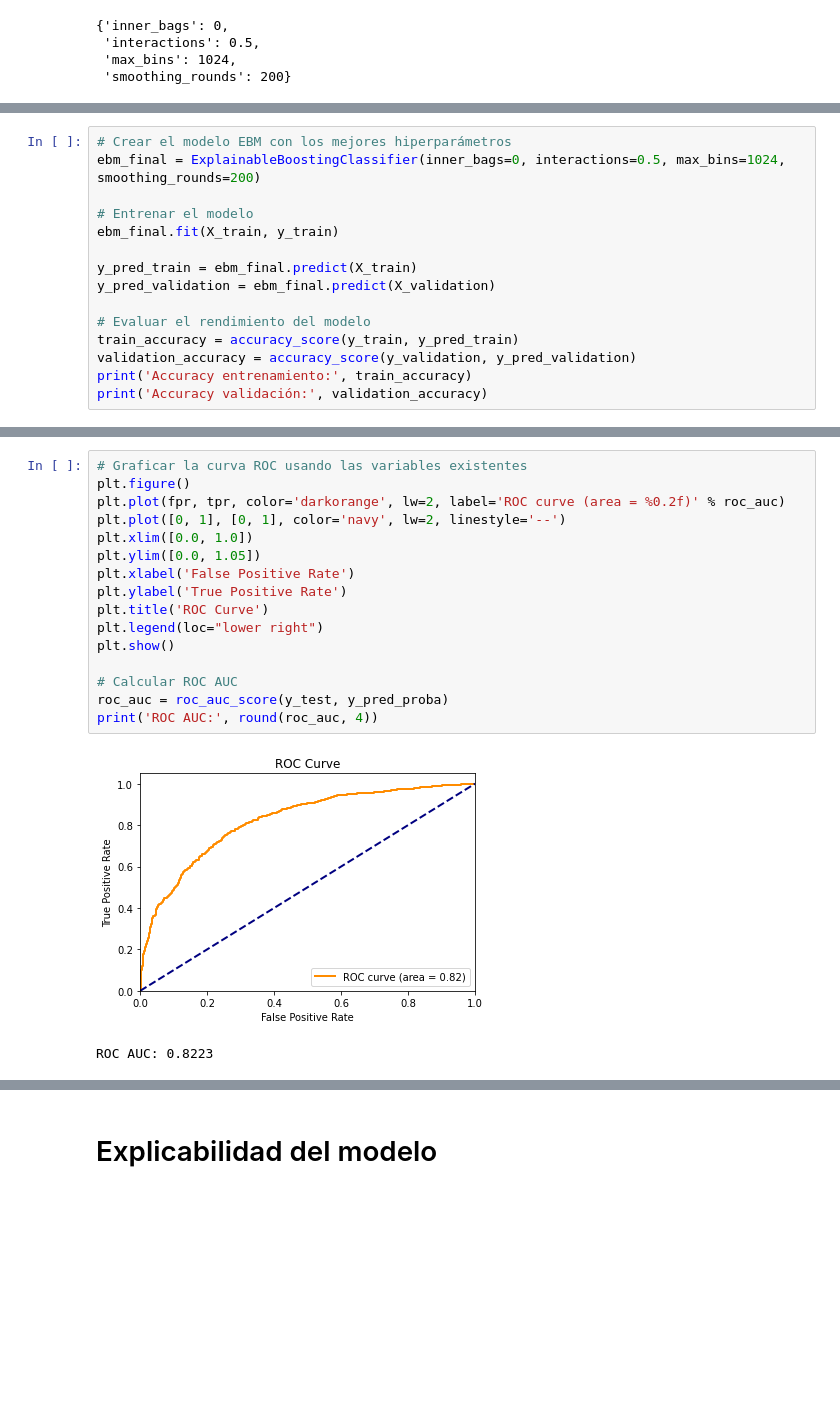
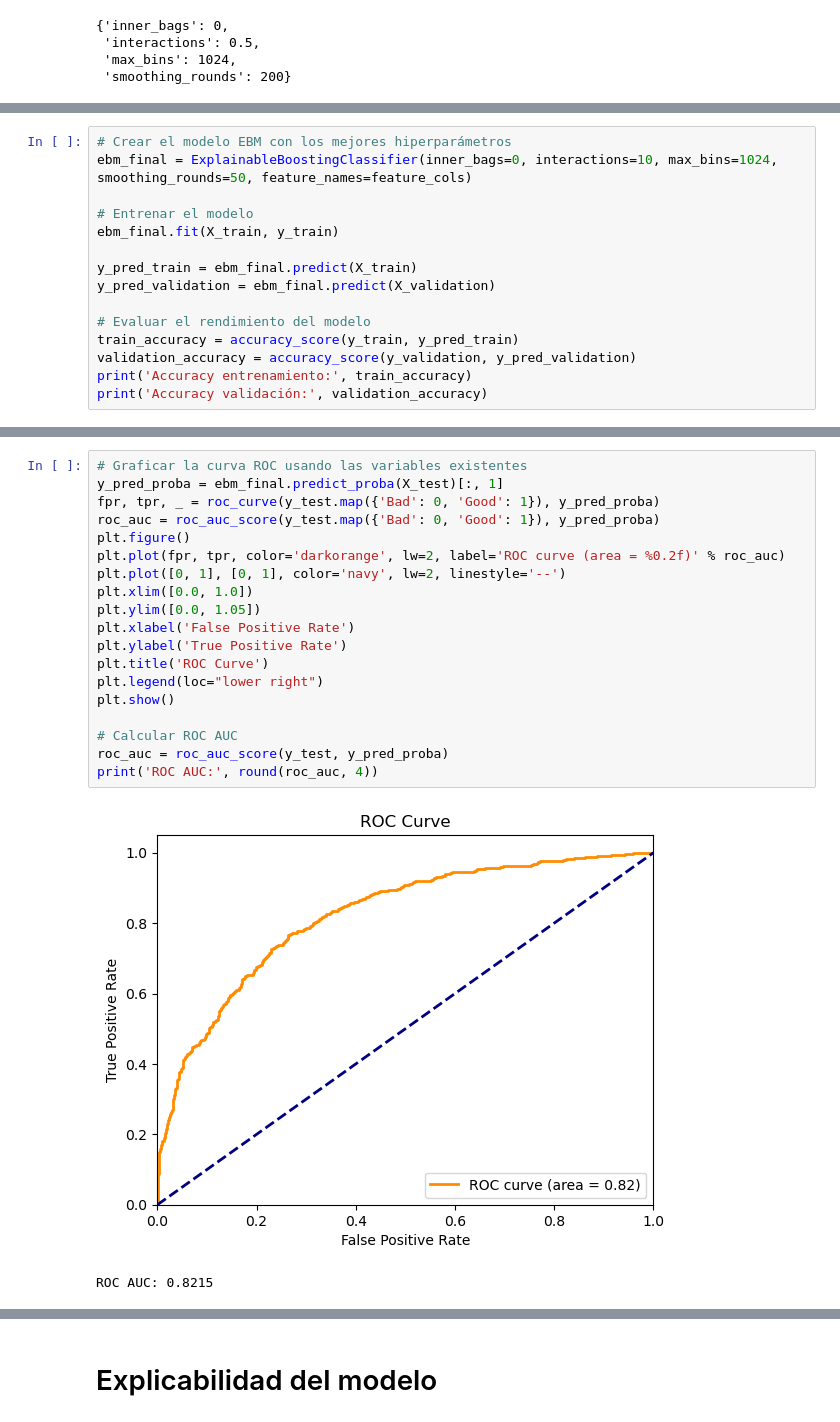
Before and after one commit to dahermar/IAExplicable, a Jupyter notebook: Practica1/gam.ipynb, the cells around one changed output, grey strips where cells are left out. Drawn from its saved outputs; the diff is of its cells as text; blank space fills up the shorter version.

```diff
--- a/Practica1/gam.ipynb
+++ b/Practica1/gam.ipynb
@@ -274,6 +281,6 @@ best_params
 # %%
 # Crear el modelo EBM con los mejores hiperparámetros
-ebm_final = ExplainableBoostingClassifier(inner_bags=0, interactions=0.5, max_bins=1024, smoothing_rounds=200)
+ebm_final = ExplainableBoostingClassifier(inner_bags=0, interactions=10, max_bins=1024, smoothing_rounds=50, feature_names=feature_cols)
 
 # Entrenar el modelo
 ebm_final.fit(X_train, y_train)
@@ -310,23 +317,26 @@ print(report)
 weighted avg       0.75      0.75      0.75      1888
 # %%
 # Graficar la curva ROC usando las variables existentes
+y_pred_proba = ebm_final.predict_proba(X_test)[:, 1]
+fpr, tpr, _ = roc_curve(y_test.map({'Bad': 0, 'Good': 1}), y_pred_proba)
+roc_auc = roc_auc_score(y_test.map({'Bad': 0, 'Good': 1}), y_pred_proba)
 plt.figure()
 plt.plot(fpr, tpr, color='darkorange', lw=2, label='ROC curve (area = %0.2f)' % roc_auc)
 plt.plot([0, 1], [0, 1], color='navy', lw=2, linestyle='--')
 plt.xlim([0.0, 1.0])
 plt.ylim([0.0, 1.05])
 plt.xlabel('False Positive Rate')
 plt.ylabel('True Positive Rate')
 plt.title('ROC Curve')
 plt.legend(loc="lower right")
 plt.show()
 
 # Calcular ROC AUC
 roc_auc = roc_auc_score(y_test, y_pred_proba)
 print('ROC AUC:', round(roc_auc, 4))
 # %% [output]
-[figure, old version]
+[figure, new version]
-ROC AUC: 0.8223
+ROC AUC: 0.8215
 # %%
 
 conf_matrix = confusion_matrix(y_test, y_pred_test)
```
Also changed, not shown: parts of 11 cells of this notebook.
